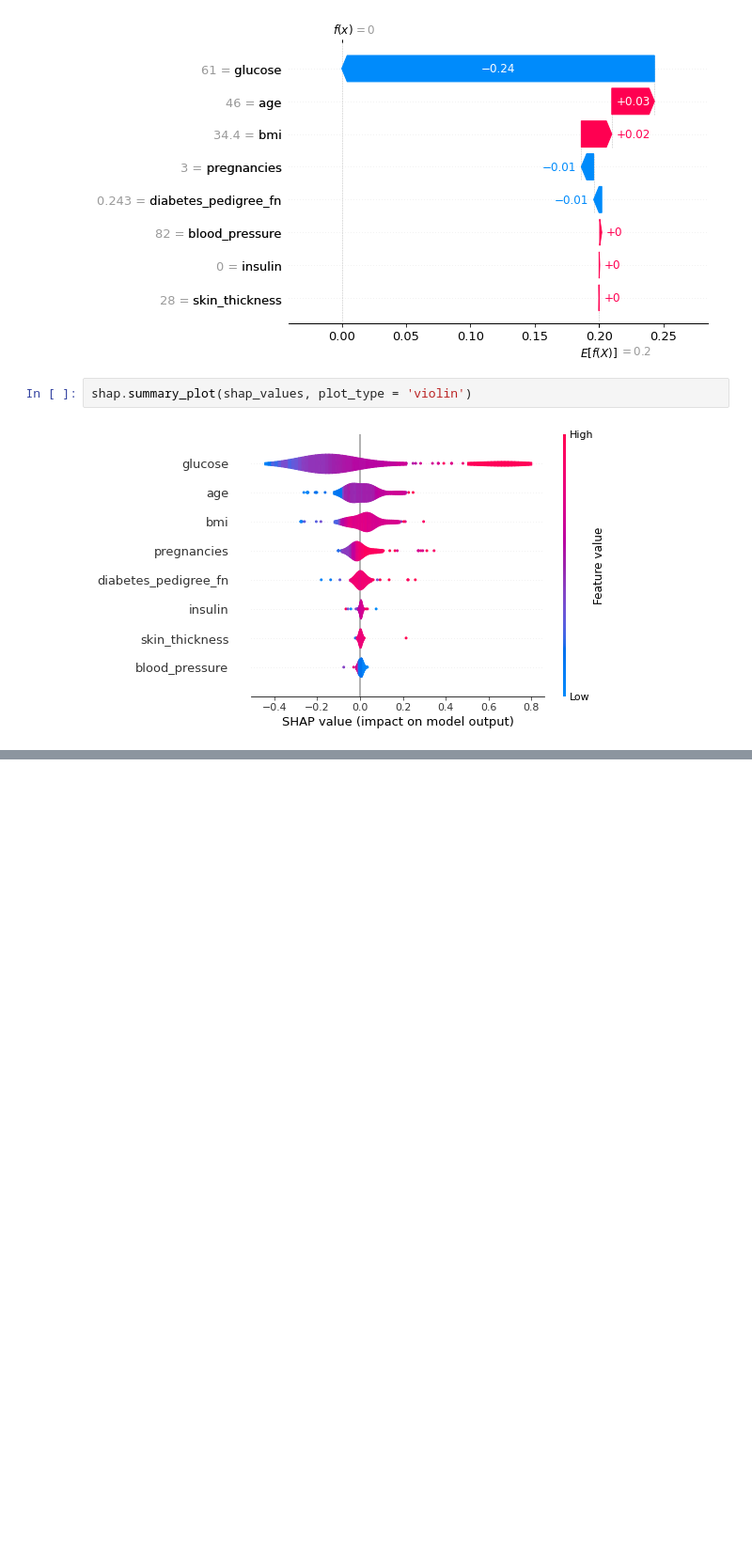
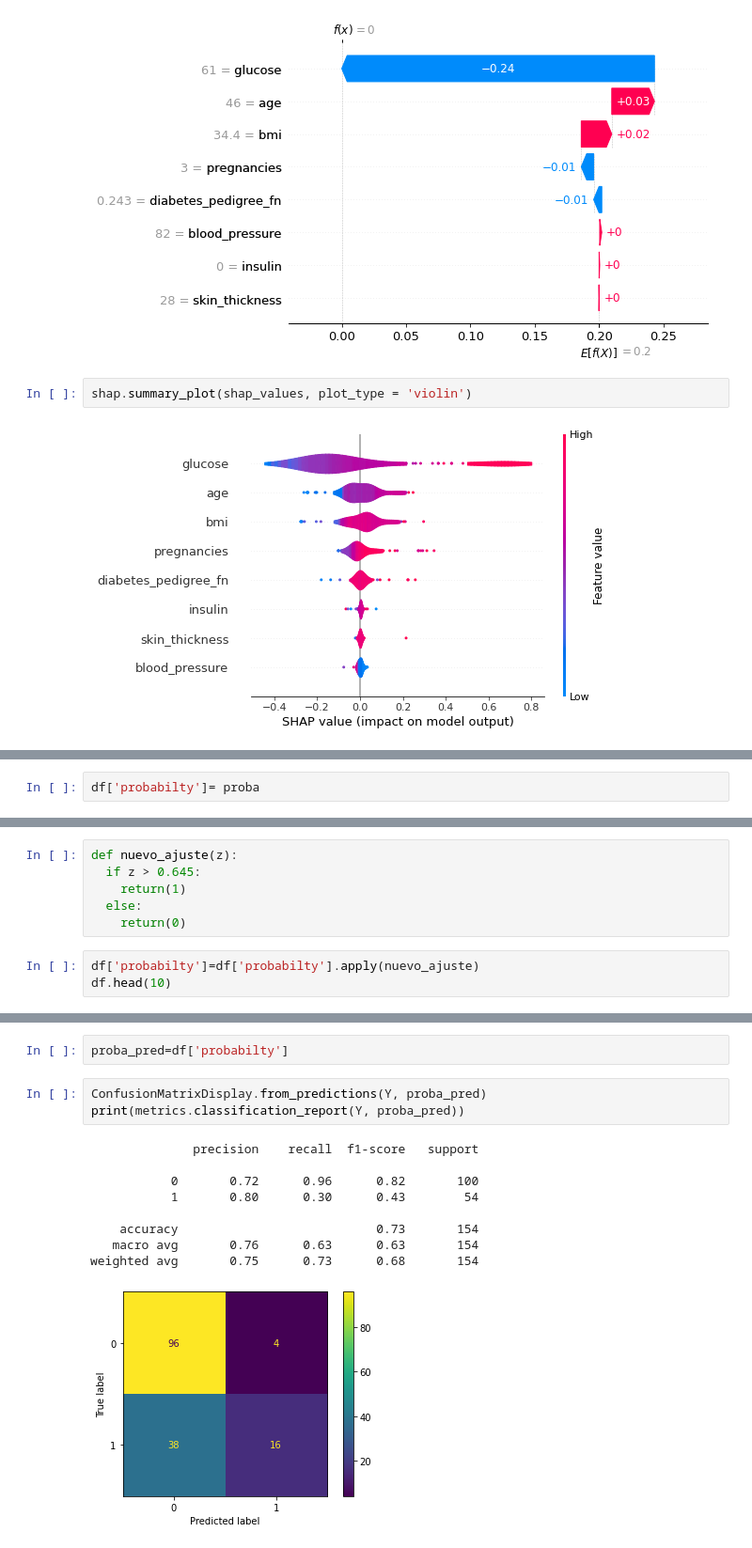
Before and after one commit to BrayannQuevedoBenito/Parcial2, a Jupyter notebook: Parcial2.ipynb, the cells around one changed output, grey strips where cells are left out. Shown: that part at 94% size. Cells and saved outputs as stored; diff of their text form; blank space fills up the shorter version.

```diff
--- a/Parcial2.ipynb
+++ b/Parcial2.ipynb
@@ -223,0 +229,2 @@ shap.summary_plot(shap_values, plot_type = 'violin')
+# %%
+df['probabilty']= proba
@@ -223,0 +257,9 @@ shap.summary_plot(shap_values, plot_type = 'violin')
+# %%
+def nuevo_ajuste(z):
+  if z > 0.645:
+    return(1)
+  else:
+    return(0)
+# %%
+df['probabilty']=df['probabilty'].apply(nuevo_ajuste)
+df.head(10)
@@ -223,0 +278,15 @@ shap.summary_plot(shap_values, plot_type = 'violin')
+# %%
+proba_pred=df['probabilty']
+# %%
+ConfusionMatrixDisplay.from_predictions(Y, proba_pred)
+print(metrics.classification_report(Y, proba_pred))
+# %% [output]
+              precision    recall  f1-score   support
+
+           0       0.72      0.96      0.82       100
+           1       0.80      0.30      0.43        54
+
+    accuracy                           0.73       154
+   macro avg       0.76      0.63      0.63       154
+weighted avg       0.75      0.73      0.68       154
+[figure, added]
```
Also changed, not shown: parts of 9 cells of this notebook.
